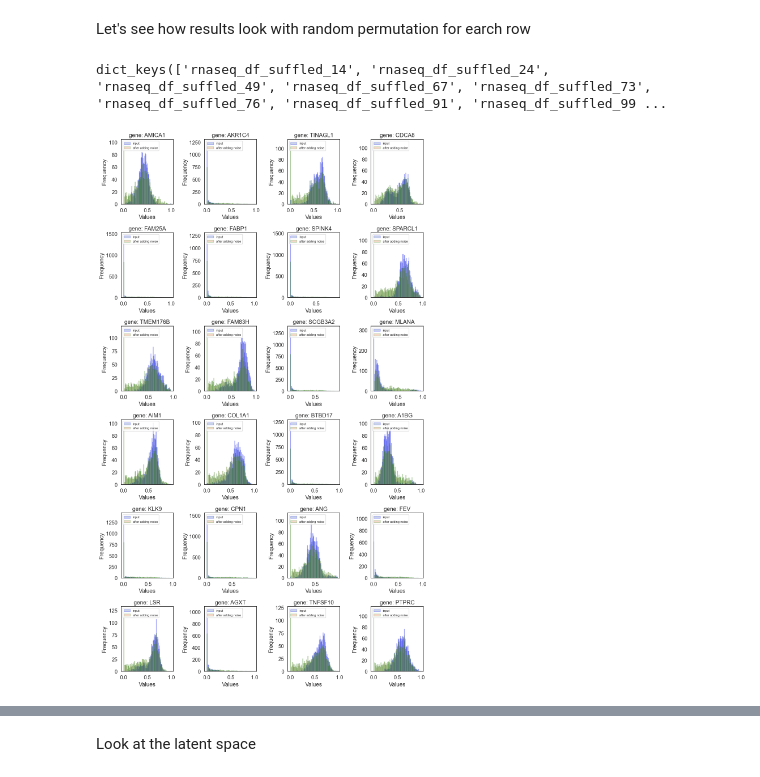
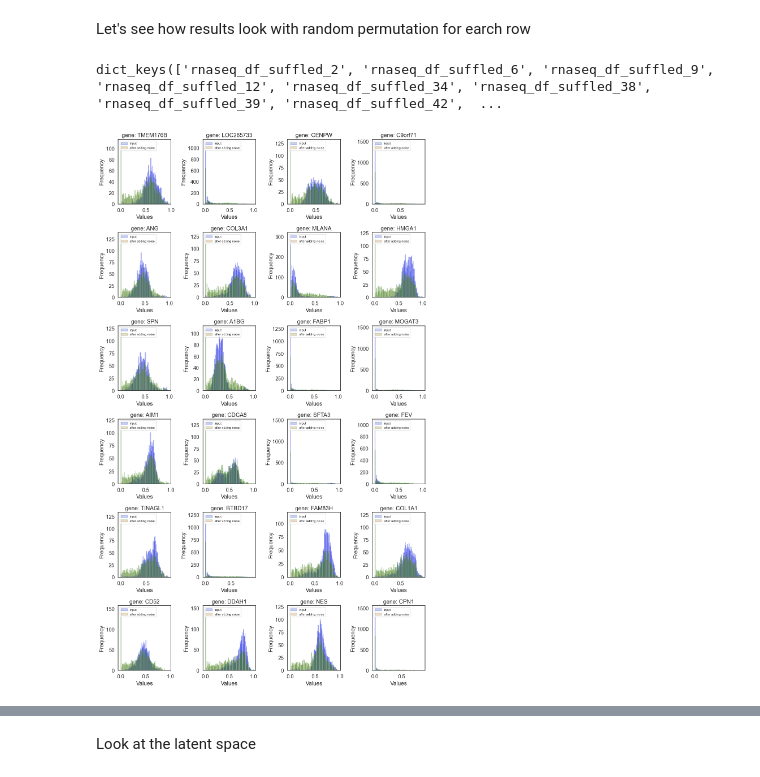
Before and after one commit to aschoudry/VAE_prject, a Jupyter notebook: notebooks/Reconstruction_losses.ipynb, the cells around one changed output, grey strips where cells are left out. Saved outputs shown, nothing was run; the diff lists cells and outputs as text; code cells hidden in the pictures.

```diff
--- a/notebooks/Reconstruction_losses.ipynb
+++ b/notebooks/Reconstruction_losses.ipynb
@@ -1630,7 +1630,7 @@ def generate_n_integers_uniform(n):
     random_integers = np.random.uniform(low=0, high=101, size=n).astype(int)
     return sorted(random_integers)
 # %%
-percent_shuffled = generate_n_integers_uniform(n=10)
+percent_shuffled = generate_n_integers_uniform(n=20)
 # %%
 shuffled_dataset = {
     "rnaseq_df_suffled_"
@@ -1640,13 +1640,13 @@ shuffled_dataset = {
 # %%
 shuffled_dataset.keys()
 # %% [output]
-dict_keys(['rnaseq_df_suffled_14', 'rnaseq_df_suffled_24', 'rnaseq_df_suffled_49', 'rnaseq_df_suffled_67', 'rnaseq_df_suffled_73', 'rnaseq_df_suffled_76', 'rnaseq_df_suffled_91', 'rnaseq_df_suffled_99 ...
+dict_keys(['rnaseq_df_suffled_2', 'rnaseq_df_suffled_6', 'rnaseq_df_suffled_9', 'rnaseq_df_suffled_12', 'rnaseq_df_suffled_34', 'rnaseq_df_suffled_38', 'rnaseq_df_suffled_39', 'rnaseq_df_suffled_42',  ...
 # %%
 plot_hist_orig_vs_noisy_best_genes(
-    rnaseq_df, model, shuffled_dataset["rnaseq_df_suffled_49"]
+    rnaseq_df, model, shuffled_dataset["rnaseq_df_suffled_55"]
 )
 # %% [output]
-[figure, old version]
+[figure, new version]
 # %%
 # plot histograms for the genes which have best recontructions
 def shuffled_recon_hist_best_genes(df, model, df_noise):
```
Also changed, not shown: parts of 5 cells of this notebook.
